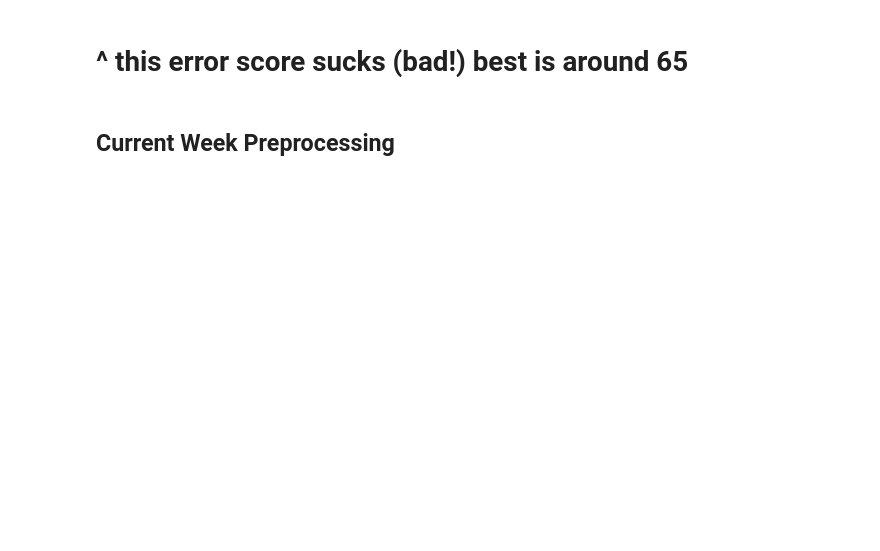
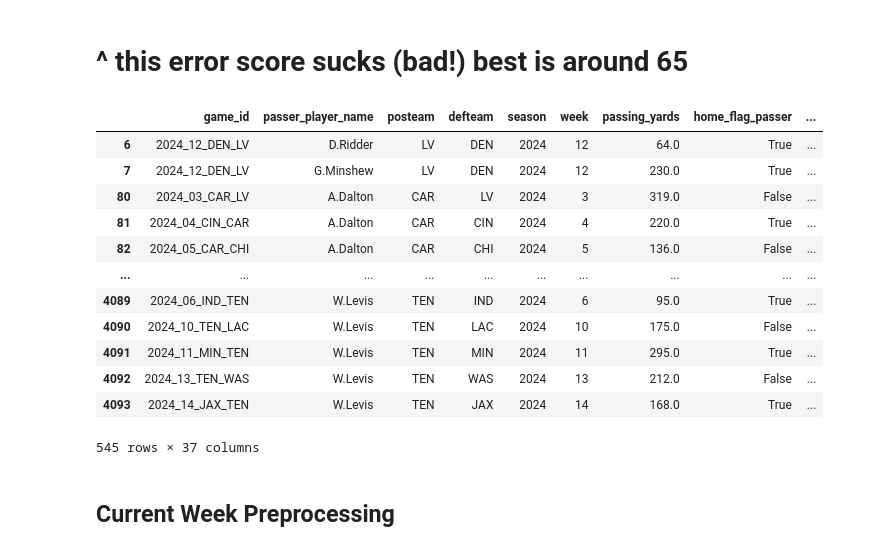
Before and after one commit to bhuggard/MidpointMadness, a Jupyter notebook: MidpointMadnessMainNotebook.ipynb, the cells around one changed output. Saved outputs shown, nothing was run; the diff lists cells and outputs as text; code cells hidden in the pictures; blank space fills up the shorter version.

```diff
--- a/MidpointMadnessMainNotebook.ipynb
+++ b/MidpointMadnessMainNotebook.ipynb
@@ -428,6 +426,22 @@ test_data = filtered_with_ewma_it[filtered_with_ewma_it['season'] == 2024]
 # %%
 #Attach predictions back to the original test DataFrame
 test_data['predicted_passing_yards'] = y_pred
+# %%
+test_data
+# %% [output]
+|  | game_id | passer_player_name | posteam | defteam | season | week | passing_yards | home_flag_passer | ... |
+| 6 | 2024_12_DEN_LV | D.Ridder | LV | DEN | 2024 | 12 | 64.0 | True | ... |
+| 7 | 2024_12_DEN_LV | G.Minshew | LV | DEN | 2024 | 12 | 230.0 | True | ... |
+| 80 | 2024_03_CAR_LV | A.Dalton | CAR | LV | 2024 | 3 | 319.0 | False | ... |
+| 81 | 2024_04_CIN_CAR | A.Dalton | CAR | CIN | 2024 | 4 | 220.0 | True | ... |
+| 82 | 2024_05_CAR_CHI | A.Dalton | CAR | CHI | 2024 | 5 | 136.0 | False | ... |
+| ... | ... | ... | ... | ... | ... | ... | ... | ... | ... |
+| 4089 | 2024_06_IND_TEN | W.Levis | TEN | IND | 2024 | 6 | 95.0 | True | ... |
+| 4090 | 2024_10_TEN_LAC | W.Levis | TEN | LAC | 2024 | 10 | 175.0 | False | ... |
+| 4091 | 2024_11_MIN_TEN | W.Levis | TEN | MIN | 2024 | 11 | 295.0 | True | ... |
+| 4092 | 2024_13_TEN_WAS | W.Levis | TEN | WAS | 2024 | 13 | 212.0 | False | ... |
+| 4093 | 2024_14_JAX_TEN | W.Levis | TEN | JAX | 2024 | 14 | 168.0 | True | ... |
+545 rows × 37 columns
 # %%
 #Calculate whether the model over-predicted or under-predicted to visualize trends in predictions across weeks
 test_data['pyoe'] = test_data['passing_yards'] - test_data['predicted_passing_yards']
```
Also changed, not shown: parts of 10 cells of this notebook.
